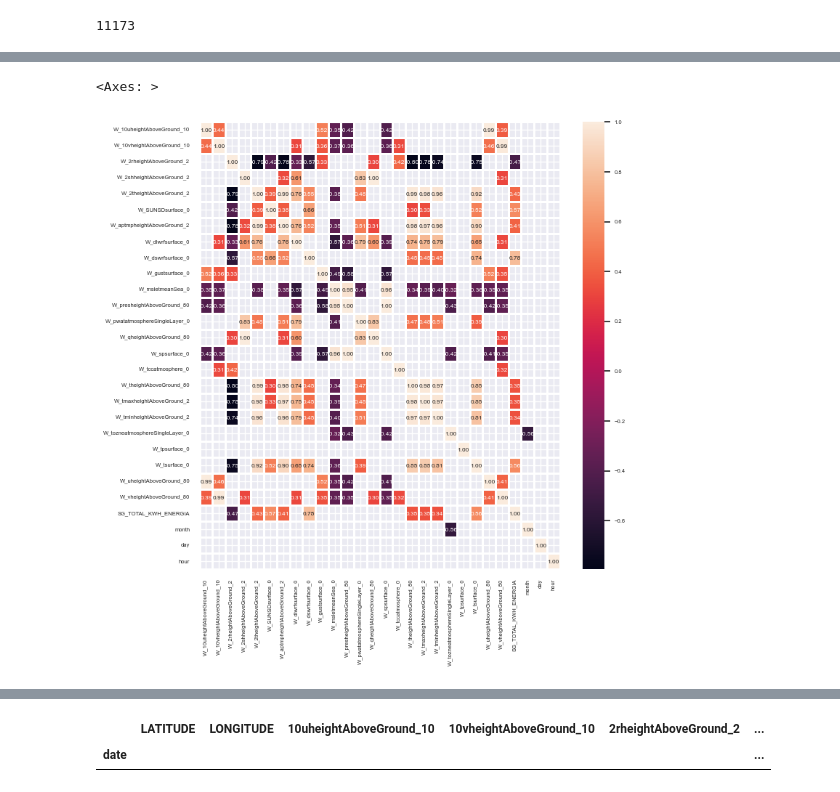
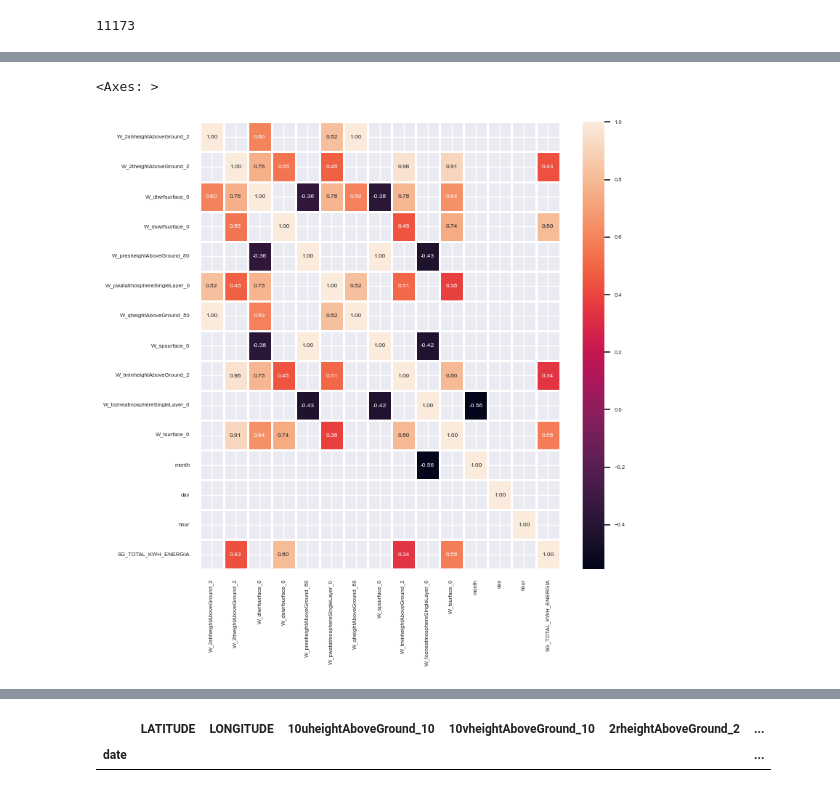
Before and after one commit to sajodajo/CCCCC-Datathon, a Jupyter notebook: solar_gen.ipynb, the cells around one changed output, grey strips where cells are left out. Saved outputs shown, nothing was run; the diff lists cells and outputs as text; code cells hidden in the pictures.

Commit message:
Did LinReg on solar data

```diff
--- a/solar_gen.ipynb
+++ b/solar_gen.ipynb
@@ -63,14 +63,12 @@ x_train, y_train=train.drop('SG_TOTAL_KWH_ENERGIA', axis=1), train['SG_TOTAL_KWH
 x_test, y_test=test.drop('SG_TOTAL_KWH_ENERGIA', axis=1), test['SG_TOTAL_KWH_ENERGIA']
 
 
-print(y_train.isna().mean())
-
-x=sm.add_constant(data.drop('SG_TOTAL_KWH_ENERGIA', axis=1))
+x=sm.add_constant(x_train)
 y=data['SG_TOTAL_KWH_ENERGIA']
 # x=data.drop('SG_TOTAL_KWH_ENERGIA', axis=1)
 # y=data['SG_TOTAL_KWH_ENERGIA']
 
-model=sm.OLS(y_train, x_train)
+model=sm.OLS(y_train, x)
 results=model.fit()
 results.summary()
 # %% [output]
@@ -112,0 +109,3 @@ strong multicollinearity problems or that the design matrix is singular.
+# %%
+significant_vars = results.pvalues[results.pvalues < 0.05].index.tolist()
+significant_vars
@@ -112,0 +128,6 @@ strong multicollinearity problems or that the design matrix is singular.
+# %%
+significant_vars.remove('const')
+significant_vars.append('SG_TOTAL_KWH_ENERGIA')
+# %%
+data2=data[significant_vars]
+data2.head()
@@ -166,10 +167,10 @@ with pd.option_context('display.float_format', '{:.2f}'.format):
 # %%
-corr_matrix = data.corr()
+corr_matrix = data2.corr()
 sns.set_theme(font_scale=0.5)
 
 high_corr = corr_matrix[abs(corr_matrix) > 0.3]
 fig, ax = plt.subplots(figsize=(8,8))
 sns.heatmap(high_corr, annot=True, fmt=".2f", linewidths=1, ax=ax)
 # %% [output]
 <Axes: >
-[figure, old version]
+[figure, new version]
```
Also changed, not shown: parts of 17 cells of this notebook.
